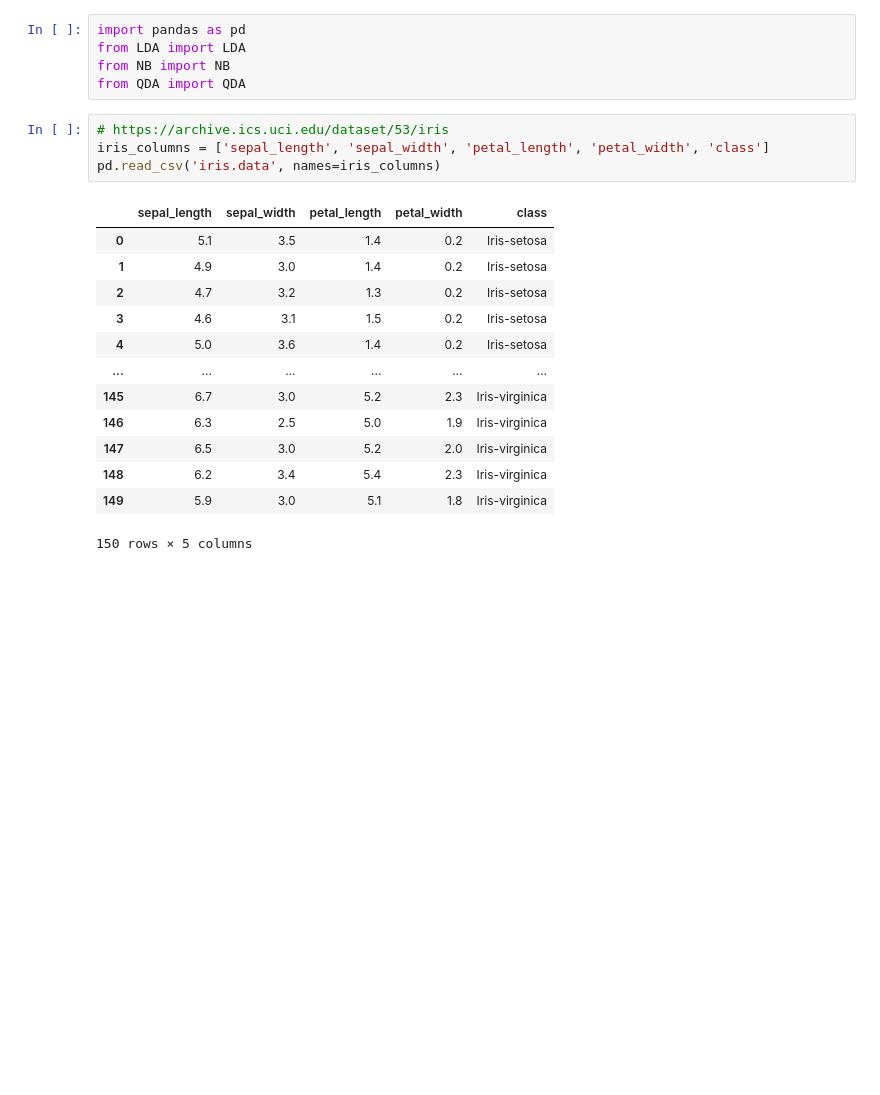
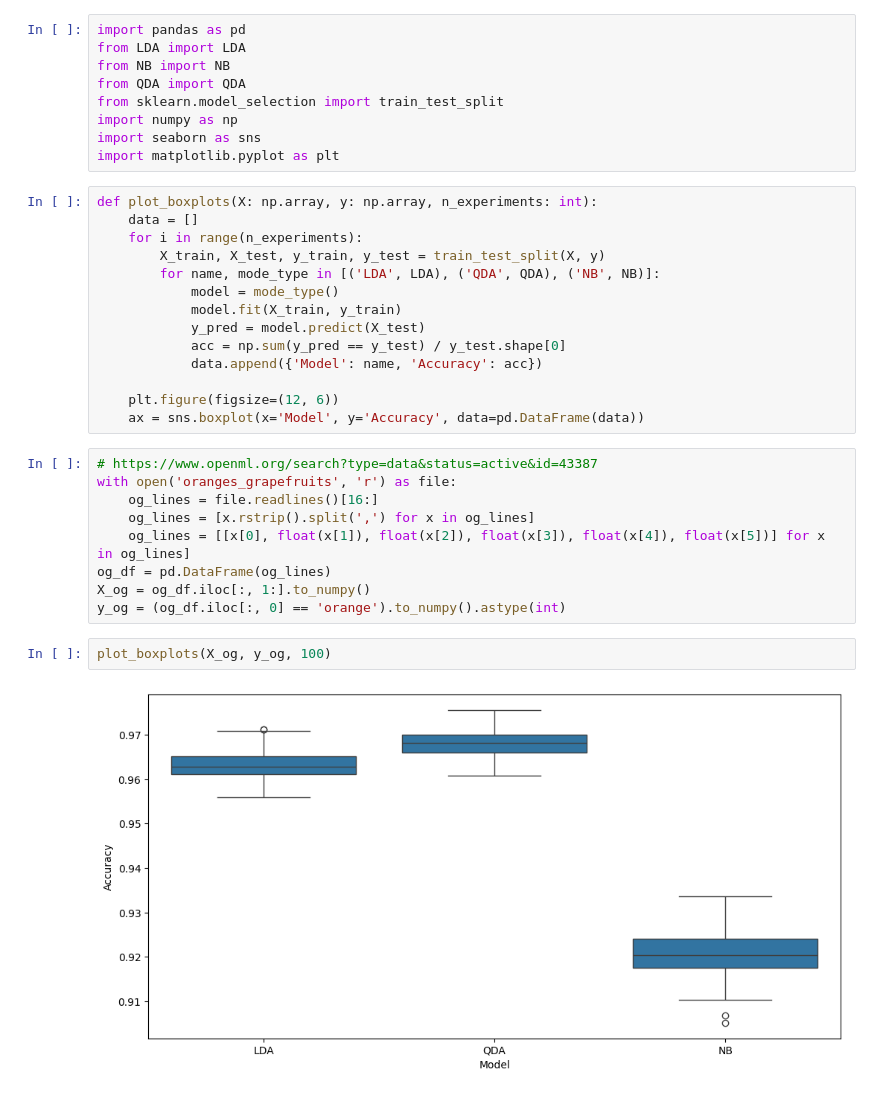
Before and after one commit to dawidsroczyk/advanced_ml_labs, a Jupyter notebook: task_1/real_data.ipynb, the cells around one changed output. Cells and saved outputs as stored; diff of their text form; blank space fills up the shorter version.

Commit message:
real data analysis

```diff
--- a/task_1/real_data.ipynb
+++ b/task_1/real_data.ipynb
@@ -3,24 +3,37 @@ import pandas as pd
 from LDA import LDA
 from NB import NB
 from QDA import QDA
+from sklearn.model_selection import train_test_split
+import numpy as np
+import seaborn as sns
+import matplotlib.pyplot as plt
+# %%
+def plot_boxplots(X: np.array, y: np.array, n_experiments: int):
+    data = []
+    for i in range(n_experiments):
+        X_train, X_test, y_train, y_test = train_test_split(X, y)
+        for name, mode_type in [('LDA', LDA), ('QDA', QDA), ('NB', NB)]:
+            model = mode_type()
+            model.fit(X_train, y_train)
+            y_pred = model.predict(X_test)
+            acc = np.sum(y_pred == y_test) / y_test.shape[0]
+            data.append({'Model': name, 'Accuracy': acc})
+
+    plt.figure(figsize=(12, 6))
+    ax = sns.boxplot(x='Model', y='Accuracy', data=pd.DataFrame(data))
 # %%
-# https://archive.ics.uci.edu/dataset/53/iris
-iris_columns = ['sepal_length', 'sepal_width', 'petal_length', 'petal_width', 'class']
-pd.read_csv('iris.data', names=iris_columns)
+# https://www.openml.org/search?type=data&status=active&id=43387
+with open('oranges_grapefruits', 'r') as file:
+    og_lines = file.readlines()[16:]
+    og_lines = [x.rstrip().split(',') for x in og_lines]
+    og_lines = [[x[0], float(x[1]), float(x[2]), float(x[3]), float(x[4]), float(x[5])] for x in og_lines]
+og_df = pd.DataFrame(og_lines)
+X_og = og_df.iloc[:, 1:].to_numpy()
+y_og = (og_df.iloc[:, 0] == 'orange').to_numpy().astype(int)
-# %% [output]
-|  | sepal_length | sepal_width | petal_length | petal_width | class |
-| 0 | 5.1 | 3.5 | 1.4 | 0.2 | Iris-setosa |
-| 1 | 4.9 | 3.0 | 1.4 | 0.2 | Iris-setosa |
-| 2 | 4.7 | 3.2 | 1.3 | 0.2 | Iris-setosa |
-| 3 | 4.6 | 3.1 | 1.5 | 0.2 | Iris-setosa |
-| 4 | 5.0 | 3.6 | 1.4 | 0.2 | Iris-setosa |
-| ... | ... | ... | ... | ... | ... |
-| 145 | 6.7 | 3.0 | 5.2 | 2.3 | Iris-virginica |
-| 146 | 6.3 | 2.5 | 5.0 | 1.9 | Iris-virginica |
-| 147 | 6.5 | 3.0 | 5.2 | 2.0 | Iris-virginica |
-| 148 | 6.2 | 3.4 | 5.4 | 2.3 | Iris-virginica |
-| 149 | 5.9 | 3.0 | 5.1 | 1.8 | Iris-virginica |
-150 rows × 5 columns
+# %%
+plot_boxplots(X_og, y_og, 100)
+# %% [output]
+[figure, added]
 # %%
 # https://archive.ics.uci.edu/dataset/17/breast+cancer+wisconsin+diagnostic
 wdbc_columns = [
```
Also changed, not shown: parts of 4 cells of this notebook, 3 other files.
